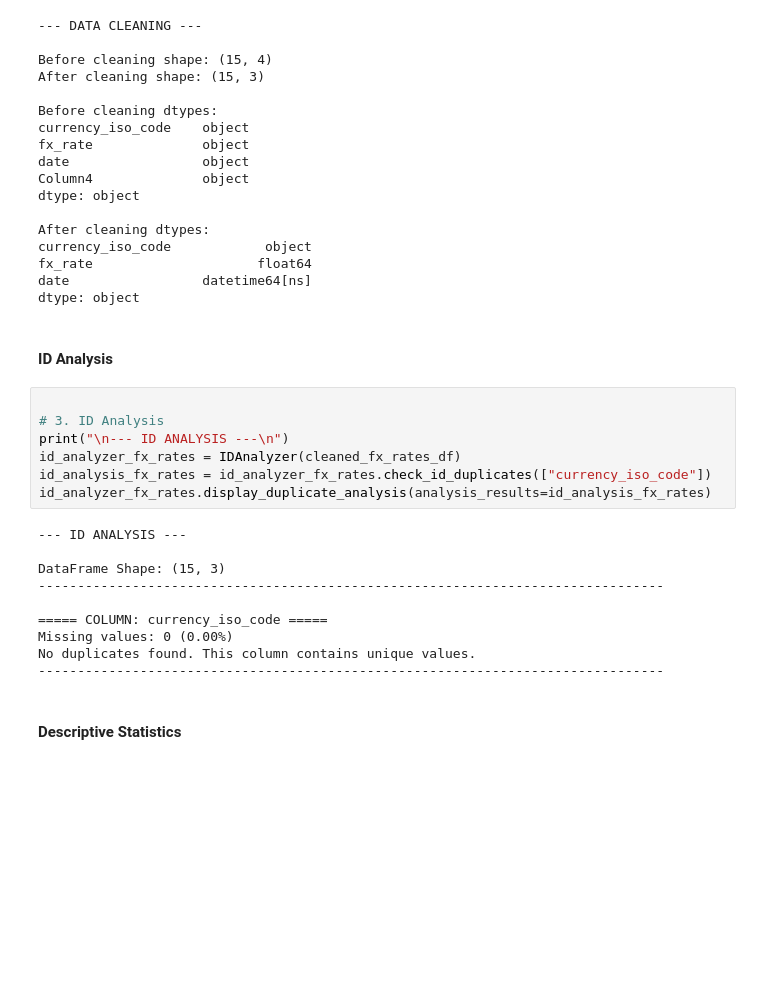
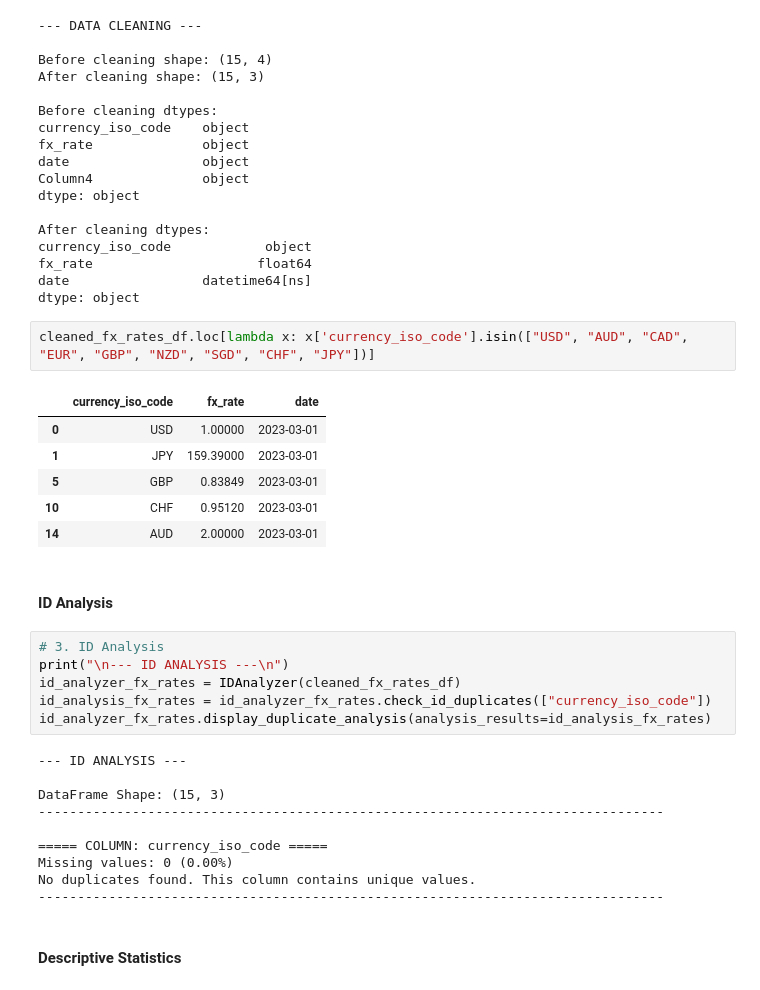
Before and after one commit to moyscheheizmann/varengold_dbt_case, a Jupyter notebook: notebooks/data_exploration.ipynb, the cells around one changed output. Saved outputs shown, nothing was run; the diff lists cells and outputs as text; blank space fills up the shorter version.

```diff
--- a/notebooks/data_exploration.ipynb
+++ b/notebooks/data_exploration.ipynb
@@ -1487,11 +1530,19 @@ currency_iso_code            object
 fx_rate                     float64
 date                 datetime64[ns]
 dtype: object
+# %%
+cleaned_fx_rates_df.loc[lambda x: x['currency_iso_code'].isin(["USD", "AUD", "CAD", "EUR", "GBP", "NZD", "SGD", "CHF", "JPY"])]
+# %% [output]
+|  | currency_iso_code | fx_rate | date |
+| 0 | USD | 1.00000 | 2023-03-01 |
+| 1 | JPY | 159.39000 | 2023-03-01 |
+| 5 | GBP | 0.83849 | 2023-03-01 |
+| 10 | CHF | 0.95120 | 2023-03-01 |
+| 14 | AUD | 2.00000 | 2023-03-01 |
 # %% [markdown]
 
 #### ID Analysis
 # %%
-
 # 3. ID Analysis
 print("\n--- ID ANALYSIS ---\n")
 id_analyzer_fx_rates = IDAnalyzer(cleaned_fx_rates_df)
```
Also changed, not shown: parts of 10 cells of this notebook.
